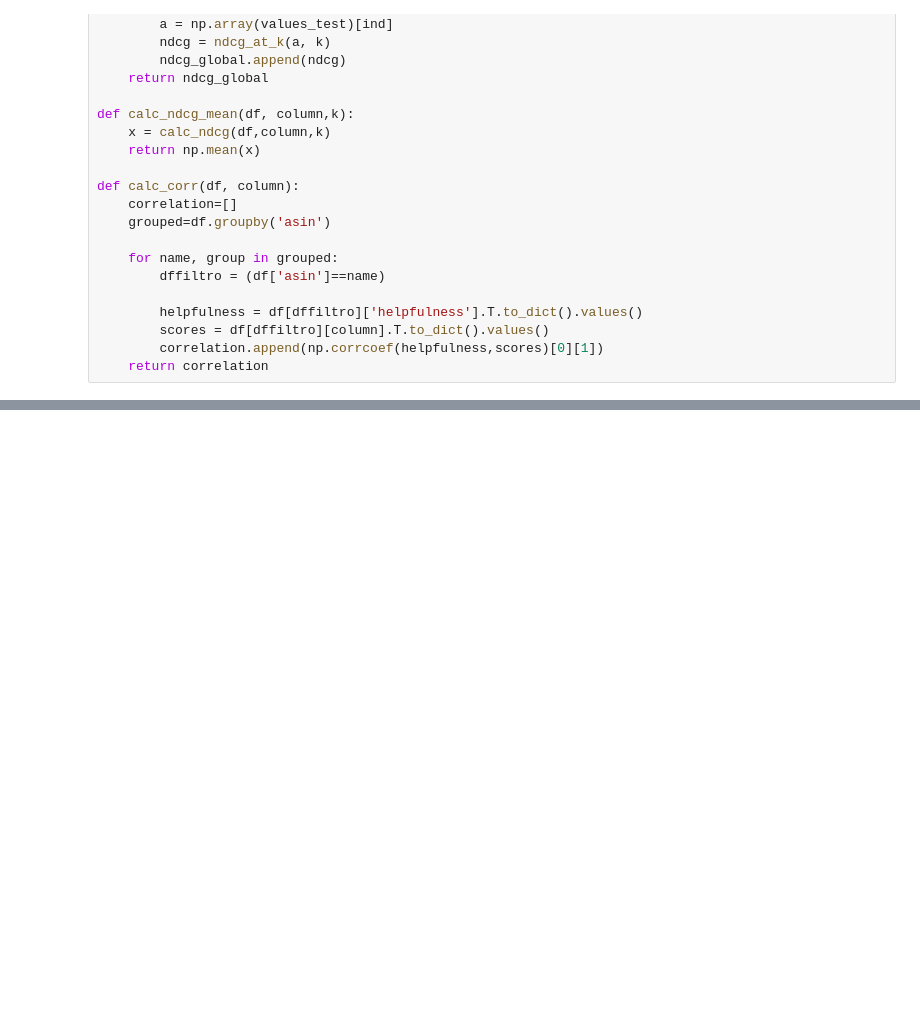
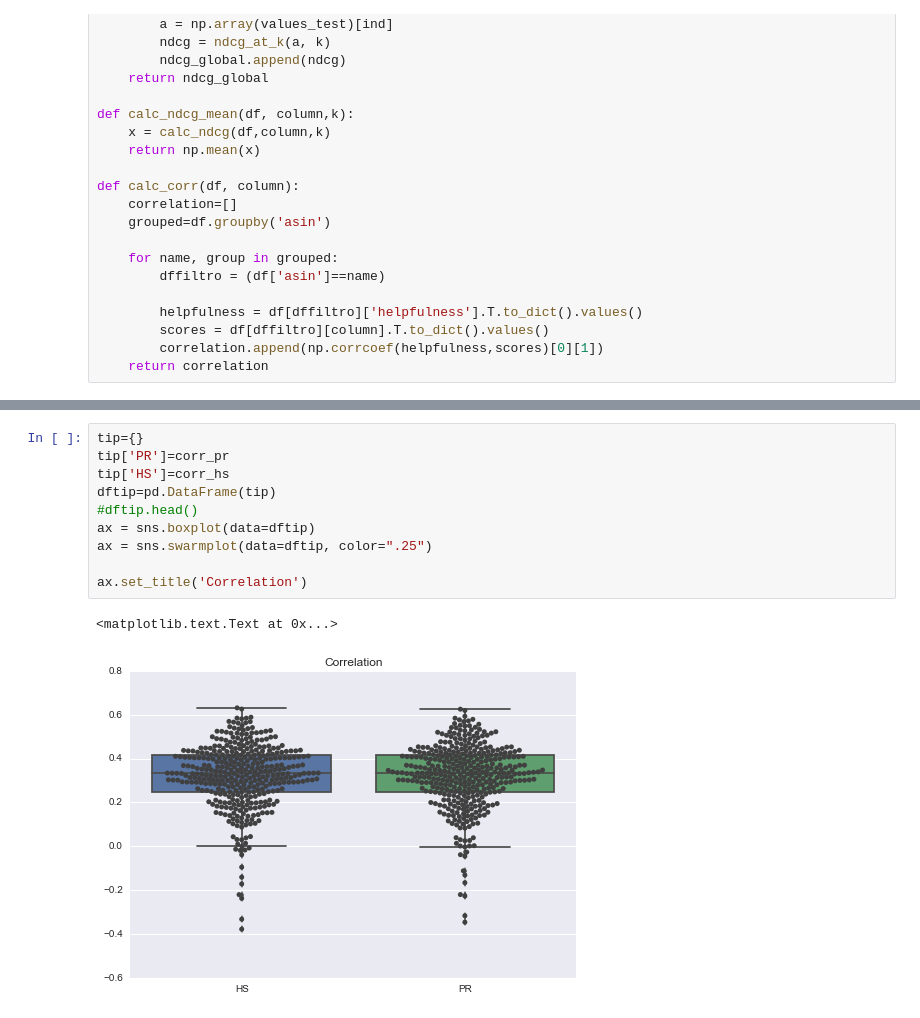
Before and after one commit to vwoloszyn/MRR, a Jupyter notebook: PR_HS_LEN_Assessment.ipynb, the cells around one changed output, grey strips where cells are left out. Drawn from its saved outputs; the diff is of its cells as text; blank space fills up the shorter version.

```diff
--- a/PR_HS_LEN_Assessment.ipynb
+++ b/PR_HS_LEN_Assessment.ipynb
@@ -177,0 +205,13 @@ ImportError: No module named seaborn
+# %%
+tip={}
+tip['PR']=corr_pr
+tip['HS']=corr_hs
+dftip=pd.DataFrame(tip)
+#dftip.head()
+ax = sns.boxplot(data=dftip)
+ax = sns.swarmplot(data=dftip, color=".25")
+
+ax.set_title('Correlation')
+# %% [output]
+<matplotlib.text.Text at 0x...>
+[figure, added]
```
Also changed, not shown: parts of 6 cells of this notebook.
